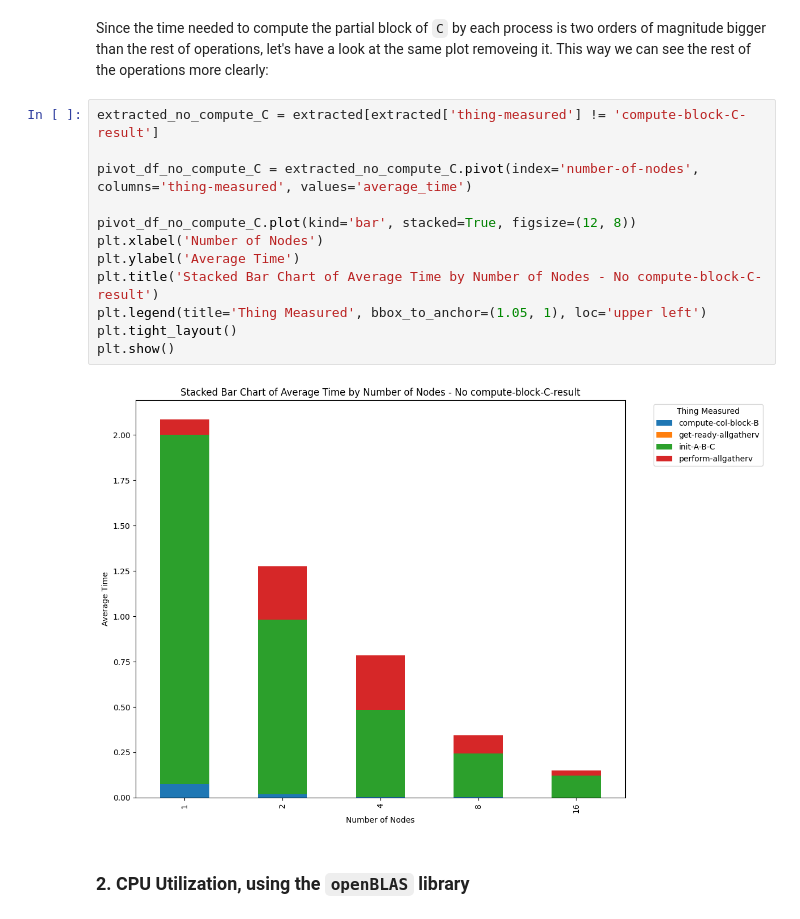
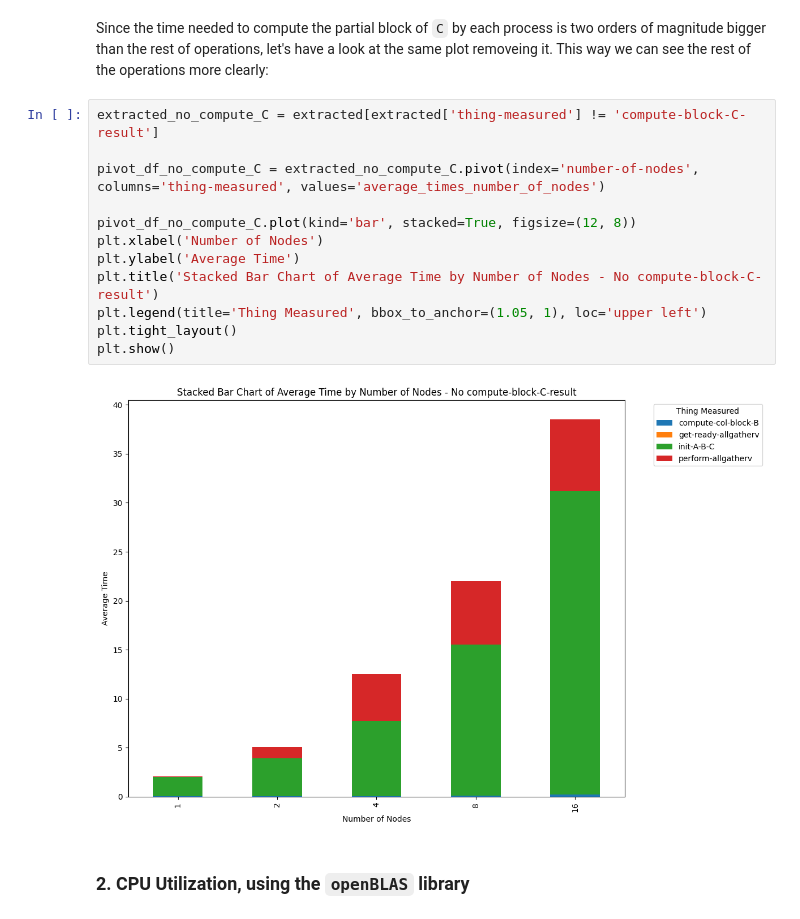
Before and after one commit to IsacPasianotto/Parallel-Programming-HPC, a Jupyter notebook: mat-mat-mul/plots/plot-maker.ipynb, the cells around one changed output. Saved outputs shown, nothing was run; the diff lists cells and outputs as text.

```diff
--- a/mat-mat-mul/plots/plot-maker.ipynb
+++ b/mat-mat-mul/plots/plot-maker.ipynb
@@ -74,17 +74,17 @@ Since the time needed to compute the partial block of `C` by each process is two
 # %%
 extracted_no_compute_C = extracted[extracted['thing-measured'] != 'compute-block-C-result']
 
-pivot_df_no_compute_C = extracted_no_compute_C.pivot(index='number-of-nodes', columns='thing-measured', values='average_time')
+pivot_df_no_compute_C = extracted_no_compute_C.pivot(index='number-of-nodes', columns='thing-measured', values='average_times_number_of_nodes')
 
 pivot_df_no_compute_C.plot(kind='bar', stacked=True, figsize=(12, 8))
 plt.xlabel('Number of Nodes')
 plt.ylabel('Average Time')
 plt.title('Stacked Bar Chart of Average Time by Number of Nodes - No compute-block-C-result')
 plt.legend(title='Thing Measured', bbox_to_anchor=(1.05, 1), loc='upper left')
 plt.tight_layout()
 plt.show()
 # %% [output]
-[figure, old version]
+[figure, new version]
 # %% [markdown]
 ### 2. CPU Utilization, using the `openBLAS` library
 # %%
```
Also changed, not shown: parts of 3 cells of this notebook, 3 other files.
